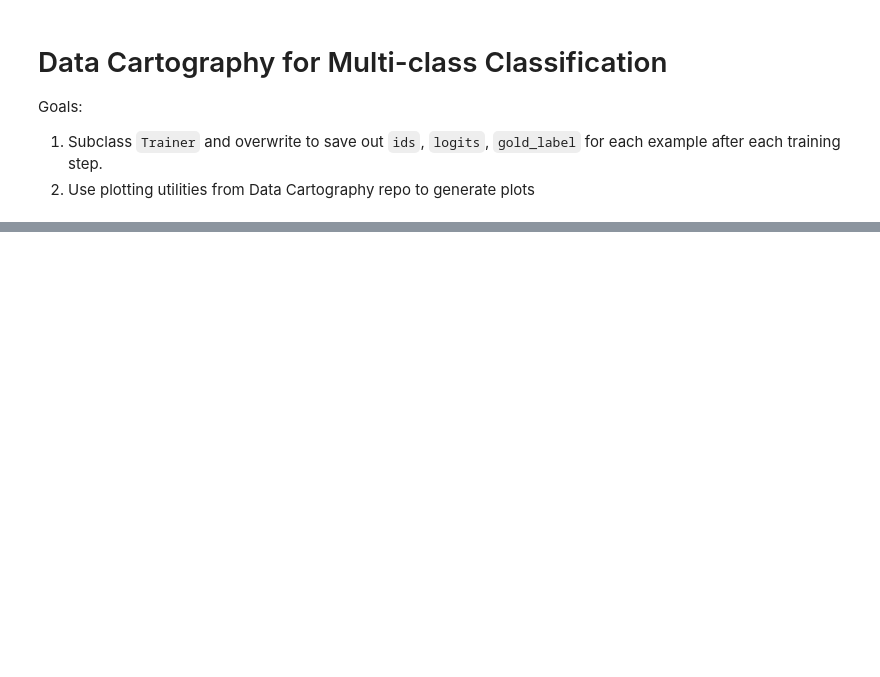
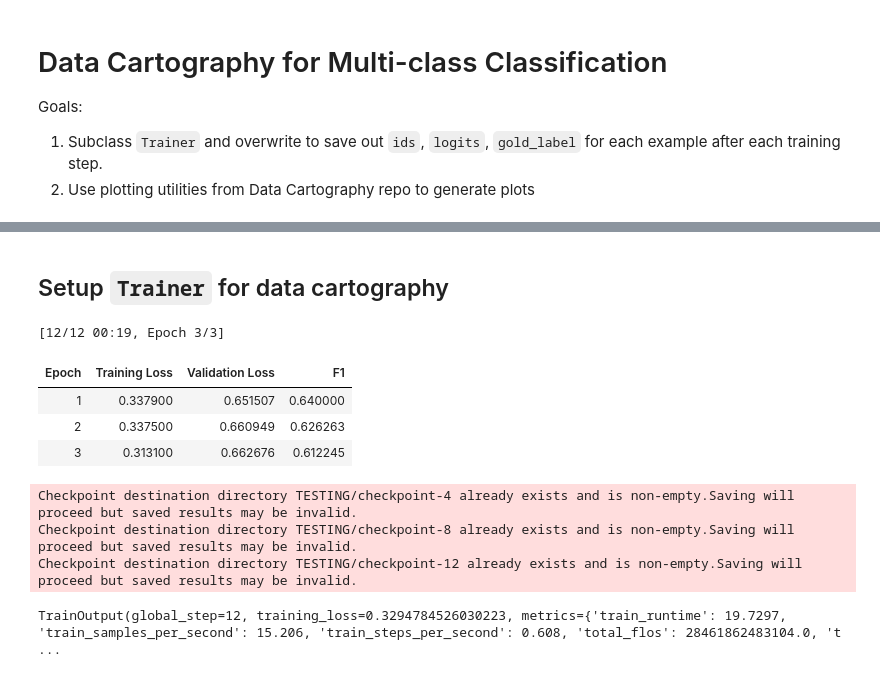
Before and after one commit to andrewrreed/hf-notebooks, a Jupyter notebook: data-cartography/data-cartography.ipynb, the cells around one changed output, grey strips where cells are left out. Drawn from its saved outputs; the diff is of its cells as text; code cells hidden in the pictures; blank space fills up the shorter version.

Commit message:
create DataCartographyTrainer

```diff
--- a/data-cartography/data-cartography.ipynb
+++ b/data-cartography/data-cartography.ipynb
@@ -40,3 +33,5 @@ dataset = dataset.remove_columns(
+# %%
+dataset = dataset.rename_columns({"user_input": "text", "toxicity": "label"})
 # %%
 dataset
 # %% [output]
@@ -142,0 +219,20 @@ model = AutoModelForSequenceClassification.from_pretrained(model_id, num_labels=
+# %% [markdown]
+## Setup `Trainer` for data cartography
+# %%
+class IdDataCollatorWithPadding(DataCollatorWithPadding):
+    """Data collator that removes "id" col from features for padding, then adds it back"""
+
+    def __call__(self, features):
+        # remove "id" col from features for padding
+        if "id" in features[0]:
+            ids = [feature.pop("id") for feature in features]
+
+        # use parent class method for padding
+        batch = super().__call__(features)
+
+        # add "id" col back to features
+        batch["id"] = ids
+
+        return batch
+# %%
+id_data_collator = IdDataCollatorWithPadding(tokenizer=tokenizer)
@@ -142,0 +320,38 @@ model = AutoModelForSequenceClassification.from_pretrained(model_id, num_labels=
+# %%
+training_args = TrainingArguments(
+    output_dir="TESTING",
+    learning_rate=2e-5,
+    per_device_train_batch_size=32,
+    per_device_eval_batch_size=32,
+    num_train_epochs=3,
+    weight_decay=0.01,
+    evaluation_strategy="epoch",
+    save_strategy="epoch",
+    logging_strategy="epoch",
+    load_best_model_at_end=True,
+    metric_for_best_model="f1",
+    push_to_hub=False,
+    remove_unused_columns=False,
+)
+
+trainer = DataCartographyTrainer(
+    model=model,
+    args=training_args,
+    train_dataset=tokenized_dataset["train"].select(range(100)),
+    eval_dataset=tokenized_dataset["test"].select(range(100)),
+    tokenizer=tokenizer,
+    data_collator=id_data_collator,
+    compute_metrics=compute_metrics,
+)
+
+trainer.train()
+# %% [output]
+[12/12 00:19, Epoch 3/3]
+| Epoch | Training Loss | Validation Loss | F1 |
+| 1 | 0.337900 | 0.651507 | 0.640000 |
+| 2 | 0.337500 | 0.660949 | 0.626263 |
+| 3 | 0.313100 | 0.662676 | 0.612245 |
+Checkpoint destination directory TESTING/checkpoint-4 already exists and is non-empty.Saving will proceed but saved results may be invalid.
+Checkpoint destination directory TESTING/checkpoint-8 already exists and is non-empty.Saving will proceed but saved results may be invalid.
+Checkpoint destination directory TESTING/checkpoint-12 already exists and is non-empty.Saving will proceed but saved results may be invalid.
+TrainOutput(global_step=12, training_loss=0.3294784526030223, metrics={'train_runtime': 19.7297, 'train_samples_per_second': 15.206, 'train_steps_per_second': 0.608, 'total_flos': 28461862483104.0, 't ...
```
Also changed, not shown: parts of 32 cells of this notebook.
